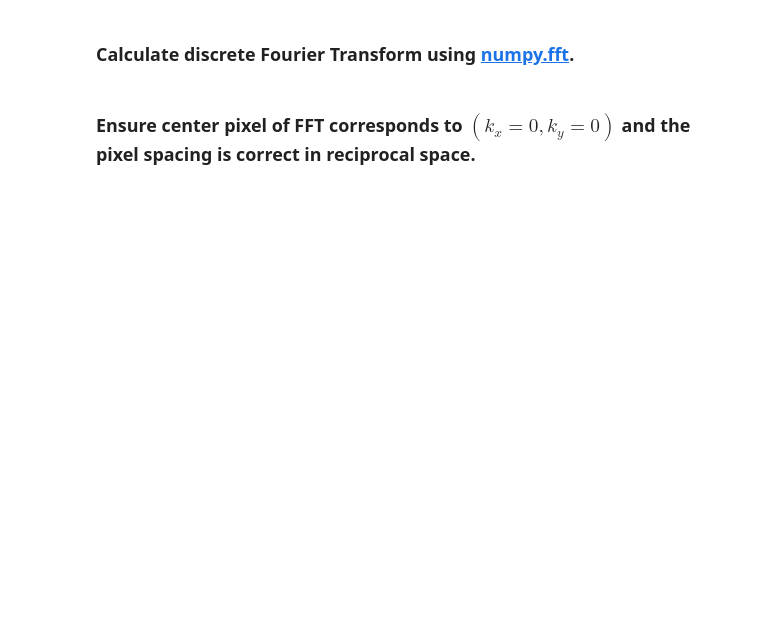
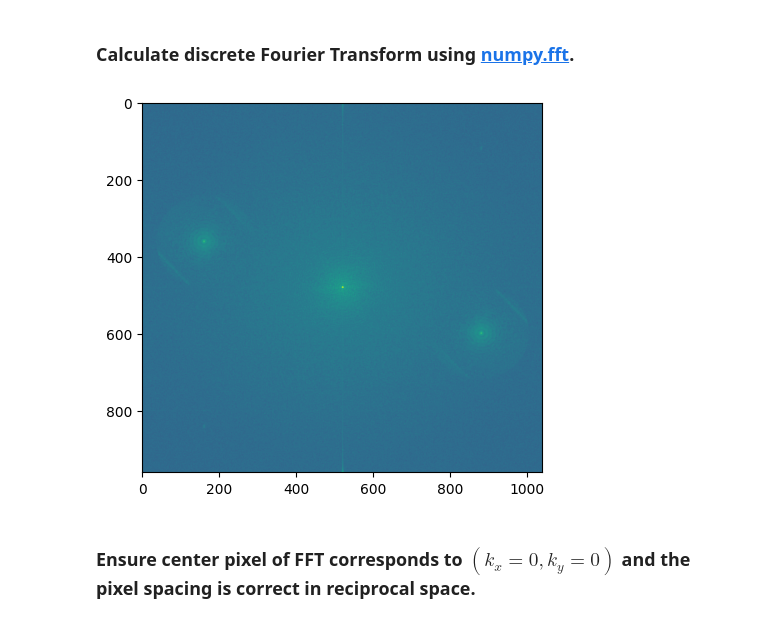
Before and after one commit to dpshepherd/PHY452_F2023, a Jupyter notebook: HW10_off_axis_hologram.ipynb, the cells around one changed output. Cells and saved outputs as stored; diff of their text form; code cells hidden in the pictures; blank space fills up the shorter version.

```diff
--- a/HW10_off_axis_hologram.ipynb
+++ b/HW10_off_axis_hologram.ipynb
@@ -87,4 +98,11 @@ plt.show()
 # %% [markdown]
 ### Calculate discrete Fourier Transform using [numpy.fft](https://numpy.org/doc/stable/reference/routines.fft.html).
+# %%
+img_fft = np.fft.fftshift(np.fft.fft2(raw_data))
+# %%
+plt.imshow(np.abs(img_fft),norm=colors.PowerNorm(gamma=0.1))
+plt.show()
+# %% [output]
+[figure, added]
 # %% [markdown]
 ### Ensure center pixel of FFT corresponds to $(k_x=0,k_y=0)$ and the pixel spacing is correct in reciprocal space.
```
Also changed, not shown: parts of 7 cells of this notebook.
